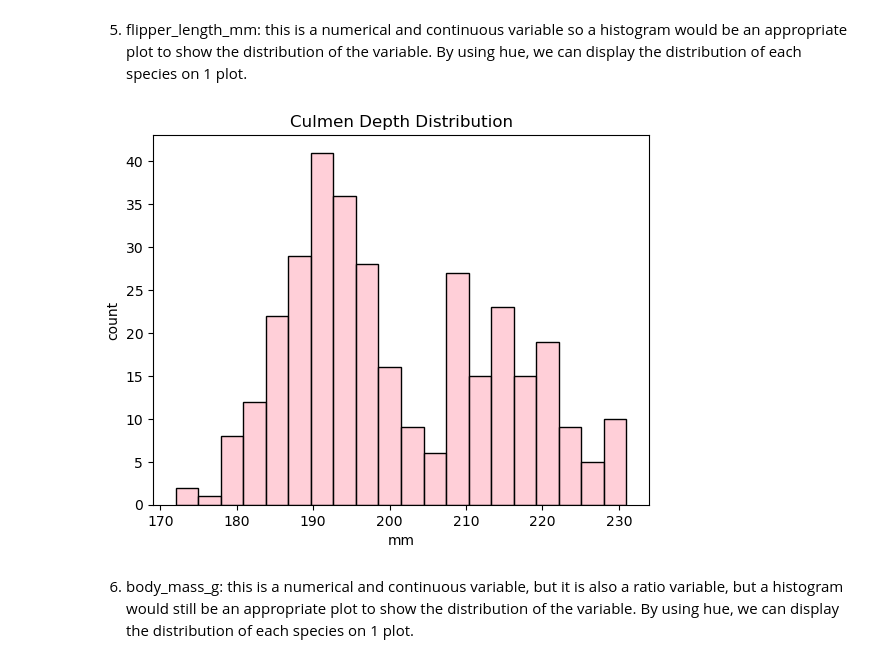
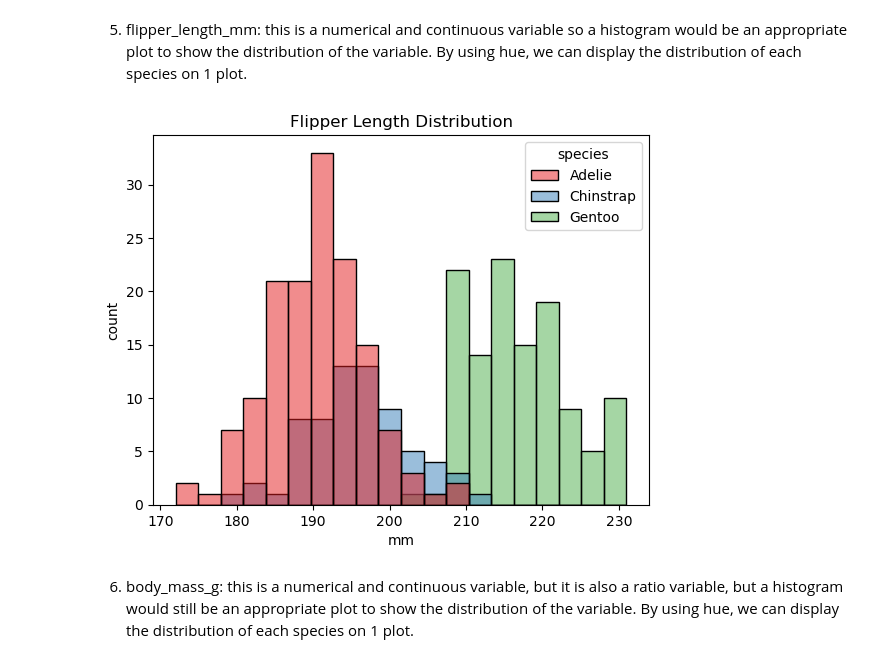
Before and after one commit to dectan/FUNDAMENTALS-OF-DATA-ANALYSIS, a Jupyter notebook: tasks.ipynb, the cells around one changed output. Saved outputs shown, nothing was run; the diff lists cells and outputs as text; code cells hidden in the pictures.

```diff
--- a/tasks.ipynb
+++ b/tasks.ipynb
@@ -382,13 +382,13 @@ plt.show()
 # %% [markdown]
 5. flipper_length_mm: this is a numerical and continuous variable so a histogram would be an appropriate plot to show the distribution of the variable. By using hue, we can display the distribution of each species on 1 plot.
 # %%
-sns.histplot(x='flipper_length_mm', data=df, bins=20, palette='Set1')
-plt.title('Bill Depth Distribution')
+sns.histplot(x='flipper_length_mm', data=df,hue="species" ,bins=20, palette='Set1')
+plt.title('Flipper Length Distribution')
 plt.xlabel("mm")
 plt.ylabel("count")
 plt.show()
 # %% [output]
-[figure, old version]
+[figure, new version]
 # %% [markdown]
 6. body_mass_g: this is a numerical and continuous variable, but it is also a ratio variable, but a histogram would still be an appropriate plot to show the distribution of the variable.  By using hue, we can display the distribution of each species on 1 plot.
 # %%
```
Also changed, not shown: 2 other files.
